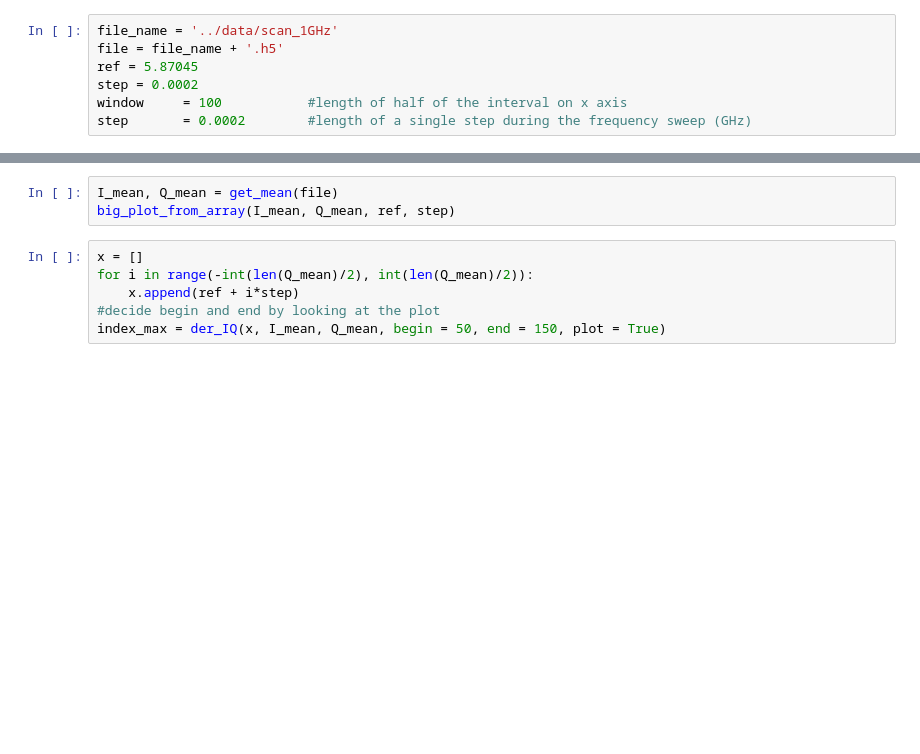
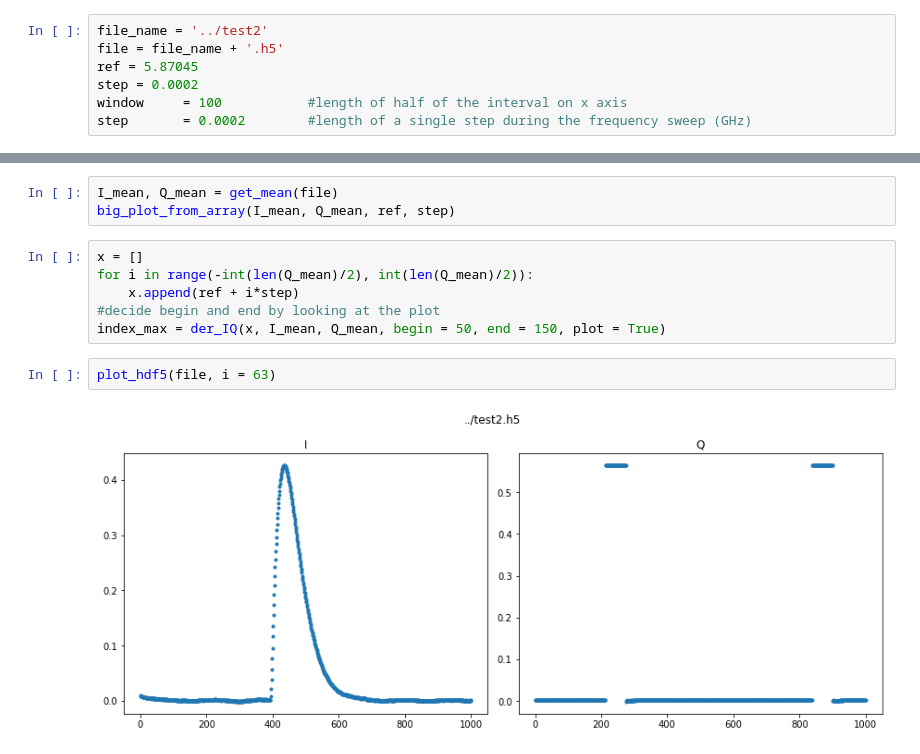
Before and after one commit to biqute/QTLab2122, a Jupyter notebook: SingleIRsource/programs/analysis.ipynb, the cells around one changed output, grey strips where cells are left out. Drawn from its saved outputs; the diff is of its cells as text; blank space fills up the shorter version.

Commit message:
test continuous acq, timestamps, logs

```diff
--- a/SingleIRsource/programs/analysis.ipynb
+++ b/SingleIRsource/programs/analysis.ipynb
@@ -11,6 +9,6 @@ from instruments.PXIe_5170R import *
 import time
 # %%
-file_name = '../data/scan_1GHz'
+file_name = '../test2'
 file = file_name + '.h5'
 ref = 5.87045
 step = 0.0002
@@ -54,3 +52,7 @@ for i in range(-int(len(Q_mean)/2), int(len(Q_mean)/2)):
     x.append(ref + i*step)
 #decide begin and end by looking at the plot
 index_max = der_IQ(x, I_mean, Q_mean, begin = 50, end = 150, plot = True)
+# %%
+plot_hdf5(file, i = 63)
+# %% [output]
+[figure, added]
```
Also changed, not shown: parts of 6 cells of this notebook, 17 other files.
